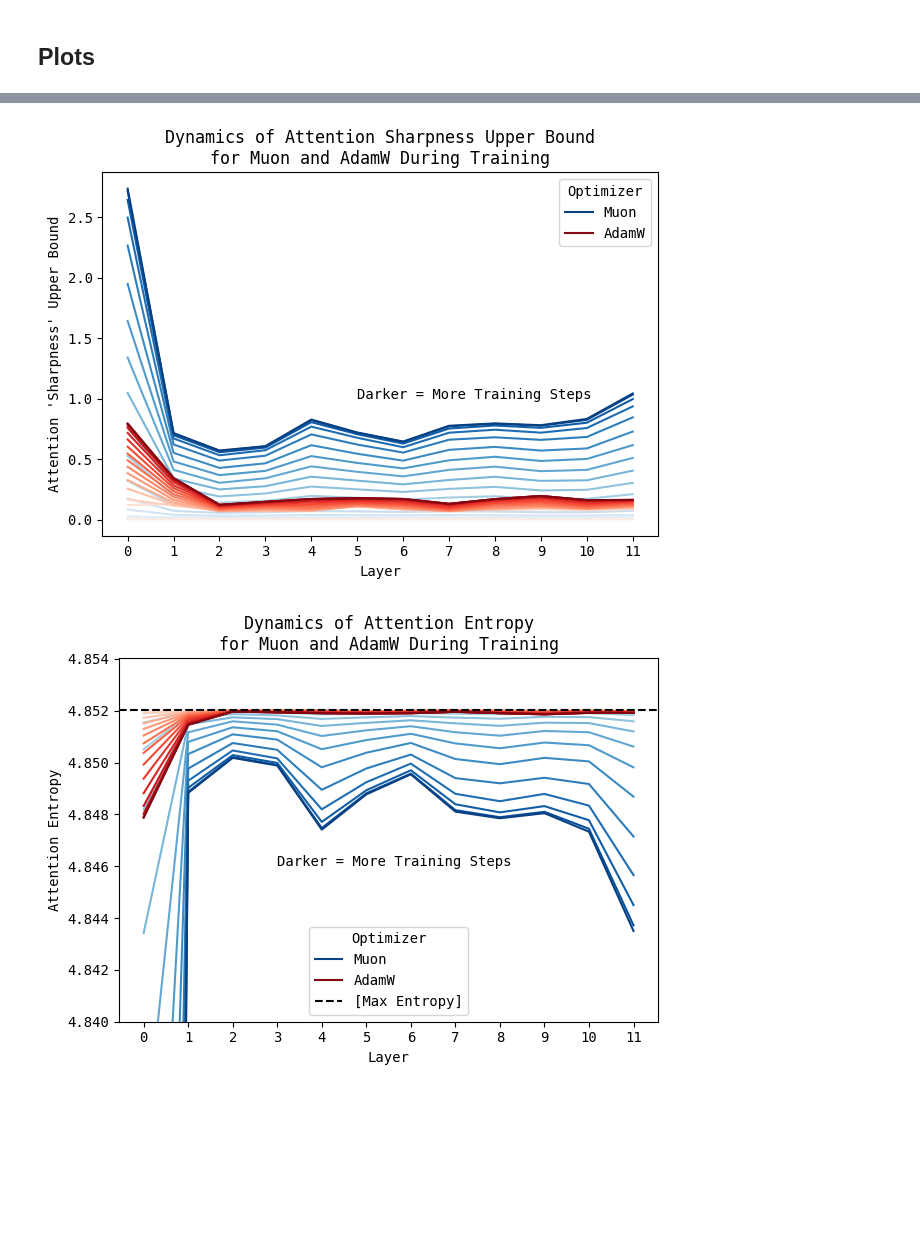
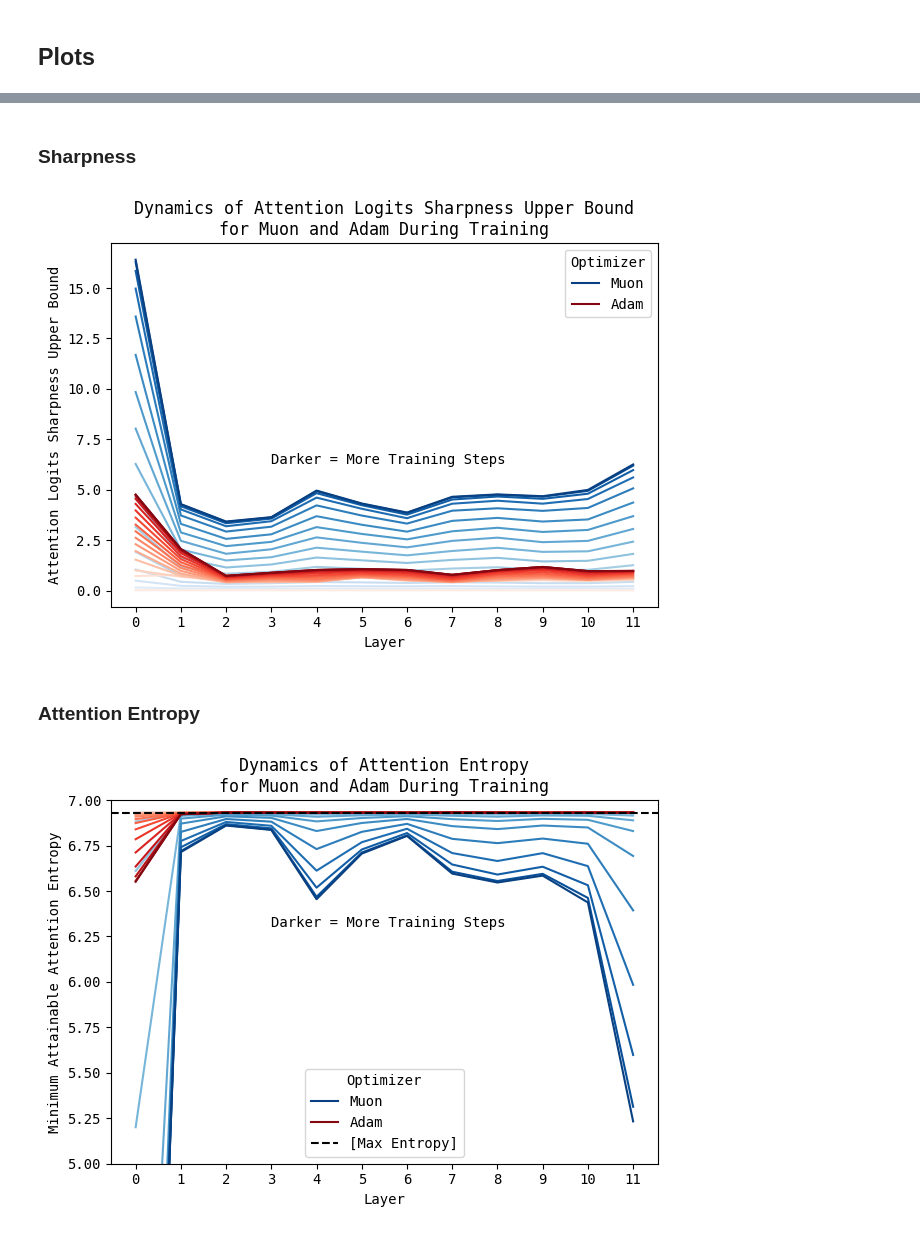
Before and after one commit to leloykun/modded-nanogpt, a Jupyter notebook: records/112124_AttentionLogitSoftcapping/entropy_analysis.ipynb, the cells around one changed output, grey strips where cells are left out. Saved outputs shown, nothing was run; the diff lists cells and outputs as text; code cells hidden in the pictures; blank space fills up the shorter version.

Commit message:
update entropy analysis

```diff
--- a/records/112124_AttentionLogitSoftcapping/entropy_analysis.ipynb
+++ b/records/112124_AttentionLogitSoftcapping/entropy_analysis.ipynb
@@ -100,51 +189,41 @@ H_min = np.log(D) - (N - 1) * (q / D) * np.log(q)
+# %% [markdown]
+### Sharpness
 # %%
-palette = sns.color_palette("Blues", max_sharpness.shape[1])
+for i in range(max_sharpness.shape[0]):
+    for j in range(max_sharpness.shape[1]):
+        label = None if j != max_sharpness.shape[1] - 1 else labels[i]
+        sns.lineplot(max_sharpness[i][j], color=color_palettes[i][j], label=label)
 
-for j in range(max_sharpness.shape[1]):
-    label = None if j != max_sharpness.shape[1] - 1 else "Muon"
-    sns.lineplot(max_sharpness[0][j], color=palette[j], label=label)
-
-palette = sns.color_palette("Reds", max_sharpness.shape[1])
-
-for j in range(max_sharpness.shape[1]):
-    label = None if j != max_sharpness.shape[1] - 1 else "AdamW"
-    sns.lineplot(max_sharpness[1][j], color=palette[j], label=label)
-
-plt.text(5, 1, "Darker = More Training Steps")
+plt.text(3, 6.3, "Darker = More Training Steps")
 
 plt.xticks(np.linspace(0, 11, 12))
 plt.xlabel("Layer")
-plt.ylabel("Attention 'Sharpness' Upper Bound")
-plt.title("Dynamics of Attention Sharpness Upper Bound\nfor Muon and AdamW During Training")
+plt.ylabel("Attention Logits Sharpness Upper Bound")
+plt.title("Dynamics of Attention Logits Sharpness Upper Bound\nfor Muon and Adam During Training")
 # text on legend
 plt.legend(title="Optimizer")
 plt.tight_layout()
 plt.savefig(f"{IMAGES_SAVE_PATH}/attention_sharpness_dynamics.png")
 # %% [output]
-[figure, old version]
+[figure, new version]
+# %% [markdown]
+### Attention Entropy
 # %%
-palette = sns.color_palette("Blues", H_min.shape[1])
+for i in range(H_min.shape[0]):
+    for j in range(H_min.shape[1]):
+        label = None if j != H_min.shape[1] - 1 else labels[i]
+        sns.lineplot(H_min[i][j], color=color_palettes[i][j], label=label)
 
-for j in range(H_min.shape[1]):
-    label = None if j != H_min.shape[1] - 1 else "Muon"
-    sns.lineplot(H_min[0][j], color=palette[j], label=label)
-
-palette = sns.color_palette("Reds", H_min.shape[1])
-
-for j in range(H_min.shape[1]):
-    label = None if j != H_min.shape[1] - 1 else "AdamW"
-    sns.lineplot(H_min[1][j], color=palette[j], label=label)
-
-plt.text(3, 4.846, "Darker = More Training Steps")
+plt.text(3, 6.3, "Darker = More Training Steps")
 plt.axhline(H_max, color="black", linestyle="--", label="[Max Entropy]")
 
-plt.ylim(4.84, H_max + 0.002)
+plt.ylim(bottom=5, top=7)
 plt.xticks(np.linspace(0, 11, 12))
 plt.xlabel("Layer")
-plt.ylabel("Attention Entropy")
-plt.title("Dynamics of Attention Entropy\nfor Muon and AdamW During Training")
+plt.ylabel("Minimum Attainable Attention Entropy")
+plt.title("Dynamics of Attention Entropy\nfor Muon and Adam During Training")
 plt.legend(title="Optimizer")
 plt.tight_layout()
 plt.savefig(f"{IMAGES_SAVE_PATH}/attention_entropy_dynamics.png")
 # %% [output]
-[figure, old version]
+[figure, new version]
```
Also changed, not shown: parts of 24 cells of this notebook, 5 other files.
